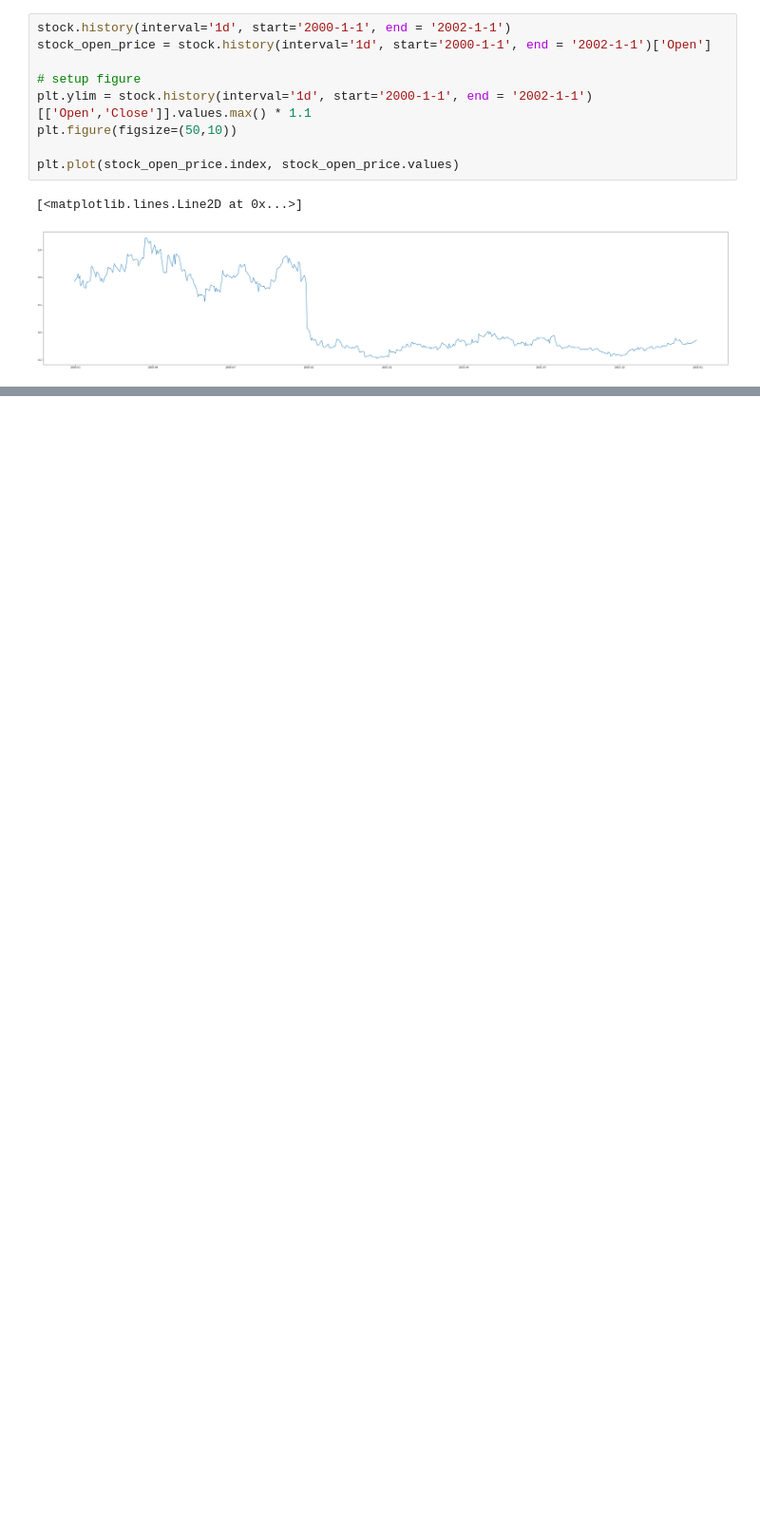
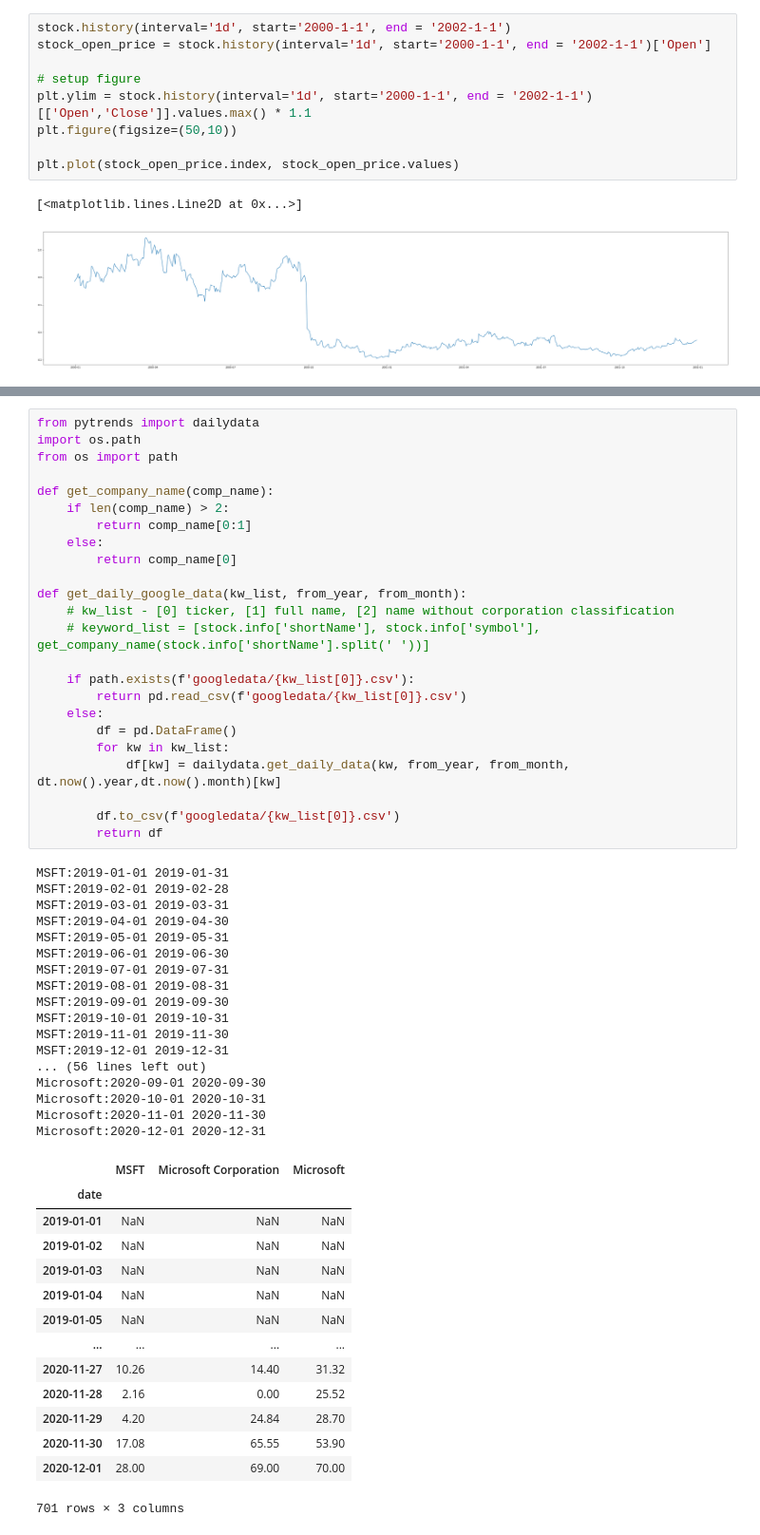
Before and after one commit to Sommerli/stock-prediction, a Jupyter notebook: stock_prediction.ipynb, the cells around one changed output, grey strips where cells are left out. Shown at 95% size. Saved outputs shown, nothing was run; the diff lists cells and outputs as text; blank space fills up the shorter version.

```diff
--- a/stock_prediction.ipynb
+++ b/stock_prediction.ipynb
@@ -215,0 +137,56 @@ Apple Inc.:2020-12-01 2020-12-31
+# %%
+from pytrends import dailydata
+import os.path
+from os import path
+
+def get_company_name(comp_name):
+    if len(comp_name) > 2:
+        return comp_name[0:1]
+    else:
+        return comp_name[0]
+
+def get_daily_google_data(kw_list, from_year, from_month):
+    # kw_list - [0] ticker, [1] full name, [2] name without corporation classification
+    # keyword_list = [stock.info['shortName'], stock.info['symbol'], get_company_name(stock.info['shortName'].split(' '))]
+
+    if path.exists(f'googledata/{kw_list[0]}.csv'):
+        return pd.read_csv(f'googledata/{kw_list[0]}.csv')
+    else:
+        df = pd.DataFrame()
+        for kw in kw_list:
+            df[kw] = dailydata.get_daily_data(kw, from_year, from_month, dt.now().year,dt.now().month)[kw]
+
+        df.to_csv(f'googledata/{kw_list[0]}.csv')
+        return df
+# %% [output]
+MSFT:2019-01-01 2019-01-31
+MSFT:2019-02-01 2019-02-28
+MSFT:2019-03-01 2019-03-31
+MSFT:2019-04-01 2019-04-30
+MSFT:2019-05-01 2019-05-31
+MSFT:2019-06-01 2019-06-30
+MSFT:2019-07-01 2019-07-31
+MSFT:2019-08-01 2019-08-31
+MSFT:2019-09-01 2019-09-30
+MSFT:2019-10-01 2019-10-31
+MSFT:2019-11-01 2019-11-30
+MSFT:2019-12-01 2019-12-31
+... (56 lines left out)
+Microsoft:2020-09-01 2020-09-30
+Microsoft:2020-10-01 2020-10-31
+Microsoft:2020-11-01 2020-11-30
+Microsoft:2020-12-01 2020-12-31
+|  | MSFT | Microsoft Corporation | Microsoft |
+| date |  |  |  |
+| 2019-01-01 | NaN | NaN | NaN |
+| 2019-01-02 | NaN | NaN | NaN |
+| 2019-01-03 | NaN | NaN | NaN |
+| 2019-01-04 | NaN | NaN | NaN |
+| 2019-01-05 | NaN | NaN | NaN |
+| ... | ... | ... | ... |
+| 2020-11-27 | 10.26 | 14.40 | 31.32 |
+| 2020-11-28 | 2.16 | 0.00 | 25.52 |
+| 2020-11-29 | 4.20 | 24.84 | 28.70 |
+| 2020-11-30 | 17.08 | 65.55 | 53.90 |
+| 2020-12-01 | 28.00 | 69.00 | 70.00 |
+701 rows × 3 columns
```
Also changed, not shown: parts of 7 cells of this notebook, 2 other files.
